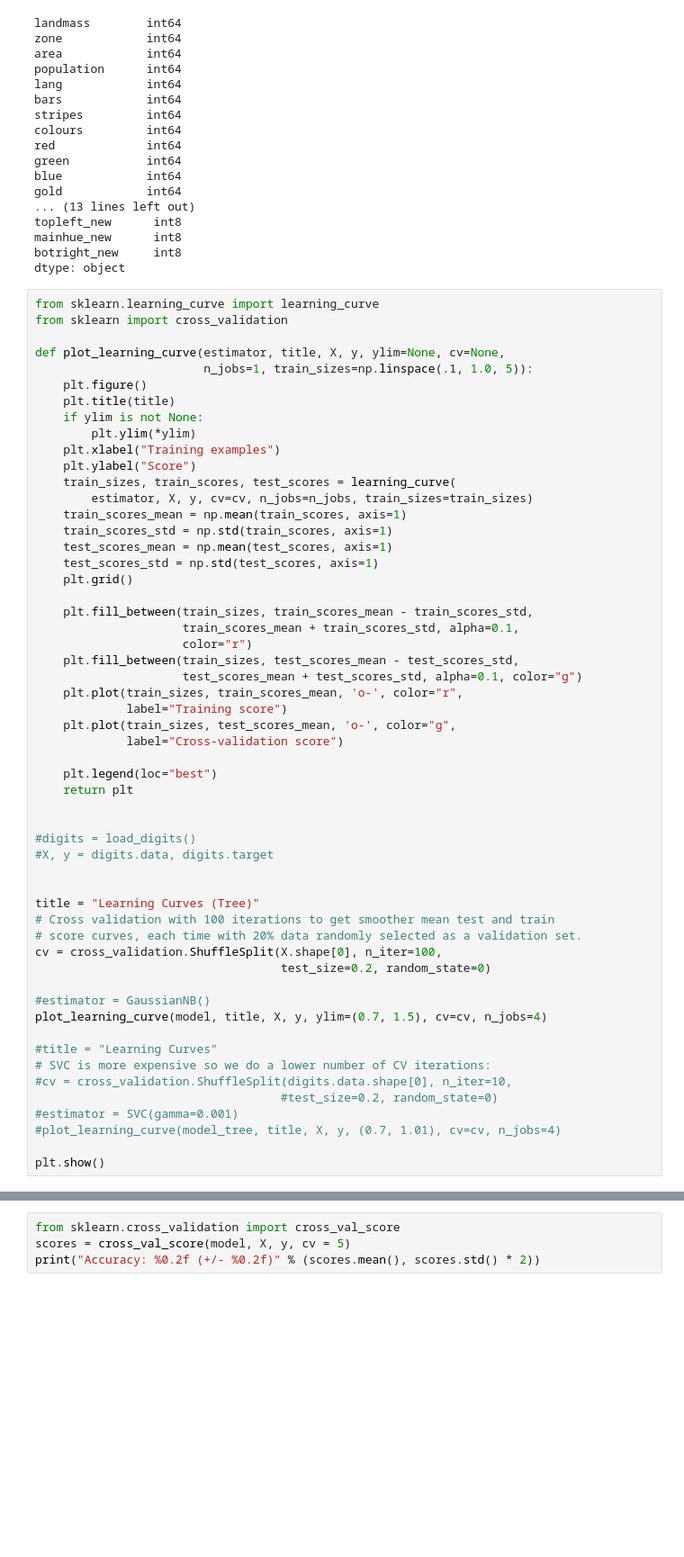
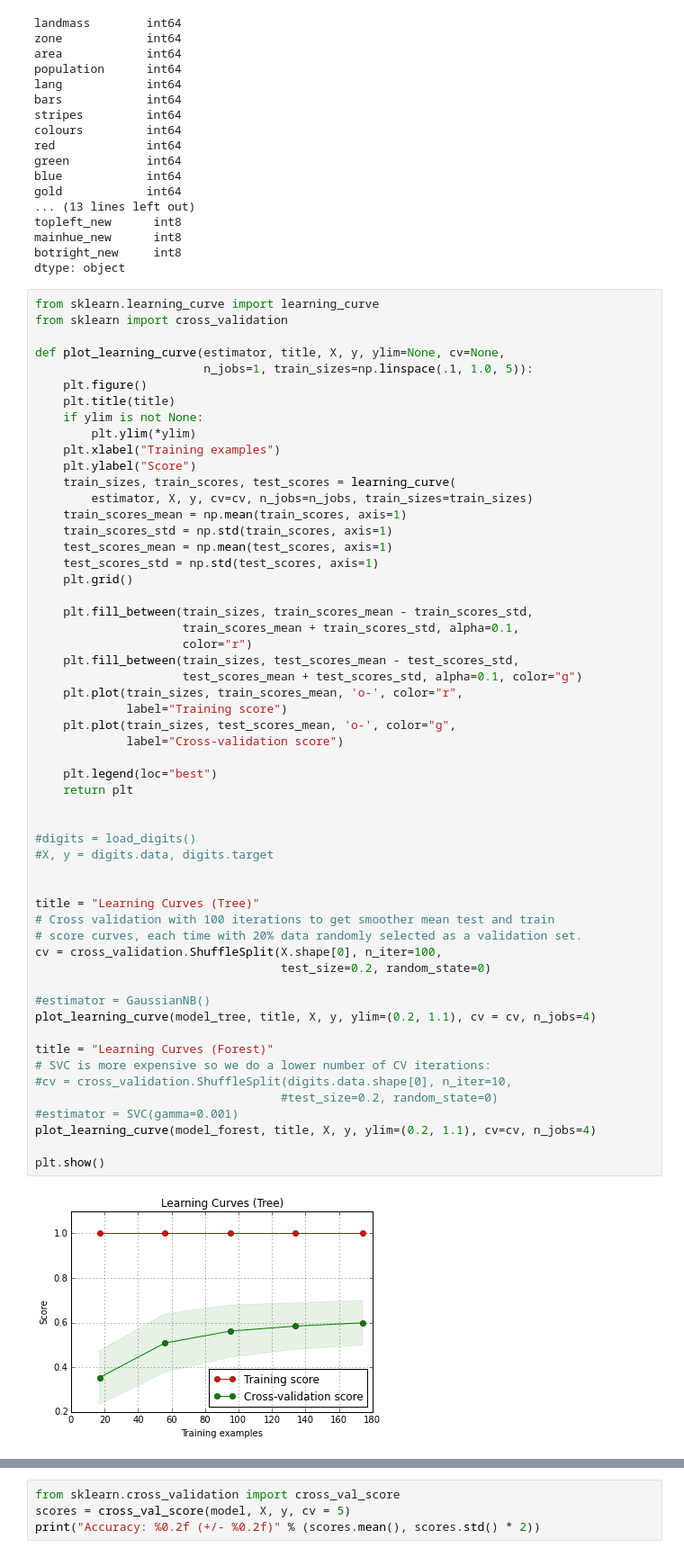
Before and after one commit to NonaryR/Flag_res, a Jupyter notebook: Flag_research.ipynb, the cells around one changed output, grey strips where cells are left out. Shown: that part at 90% size. Drawn from its saved outputs; the diff is of its cells as text; blank space fills up the shorter version.

```diff
--- a/Flag_research.ipynb
+++ b/Flag_research.ipynb
@@ -359,33 +359,35 @@ def plot_learning_curve(estimator, title, X, y, ylim=None, cv=None,
                      color="r")
     plt.fill_between(train_sizes, test_scores_mean - test_scores_std,
                      test_scores_mean + test_scores_std, alpha=0.1, color="g")
     plt.plot(train_sizes, train_scores_mean, 'o-', color="r",
              label="Training score")
     plt.plot(train_sizes, test_scores_mean, 'o-', color="g",
              label="Cross-validation score")
 
     plt.legend(loc="best")
     return plt
 
 
 #digits = load_digits()
 #X, y = digits.data, digits.target
 
 
 title = "Learning Curves (Tree)"
 # Cross validation with 100 iterations to get smoother mean test and train
 # score curves, each time with 20% data randomly selected as a validation set.
 cv = cross_validation.ShuffleSplit(X.shape[0], n_iter=100,
                                    test_size=0.2, random_state=0)
 
 #estimator = GaussianNB()
-plot_learning_curve(model, title, X, y, ylim=(0.7, 1.5), cv=cv, n_jobs=4)
+plot_learning_curve(model_tree, title, X, y, ylim=(0.2, 1.1), cv = cv, n_jobs=4)
 
-#title = "Learning Curves"
+title = "Learning Curves (Forest)"
 # SVC is more expensive so we do a lower number of CV iterations:
 #cv = cross_validation.ShuffleSplit(digits.data.shape[0], n_iter=10,
                                    #test_size=0.2, random_state=0)
 #estimator = SVC(gamma=0.001)
-#plot_learning_curve(model_tree, title, X, y, (0.7, 1.01), cv=cv, n_jobs=4)
+plot_learning_curve(model_forest, title, X, y, ylim=(0.2, 1.1), cv=cv, n_jobs=4)
 
 plt.show()
+# %% [output]
+[figure, added]
```
Also changed, not shown: parts of 8 cells of this notebook.
